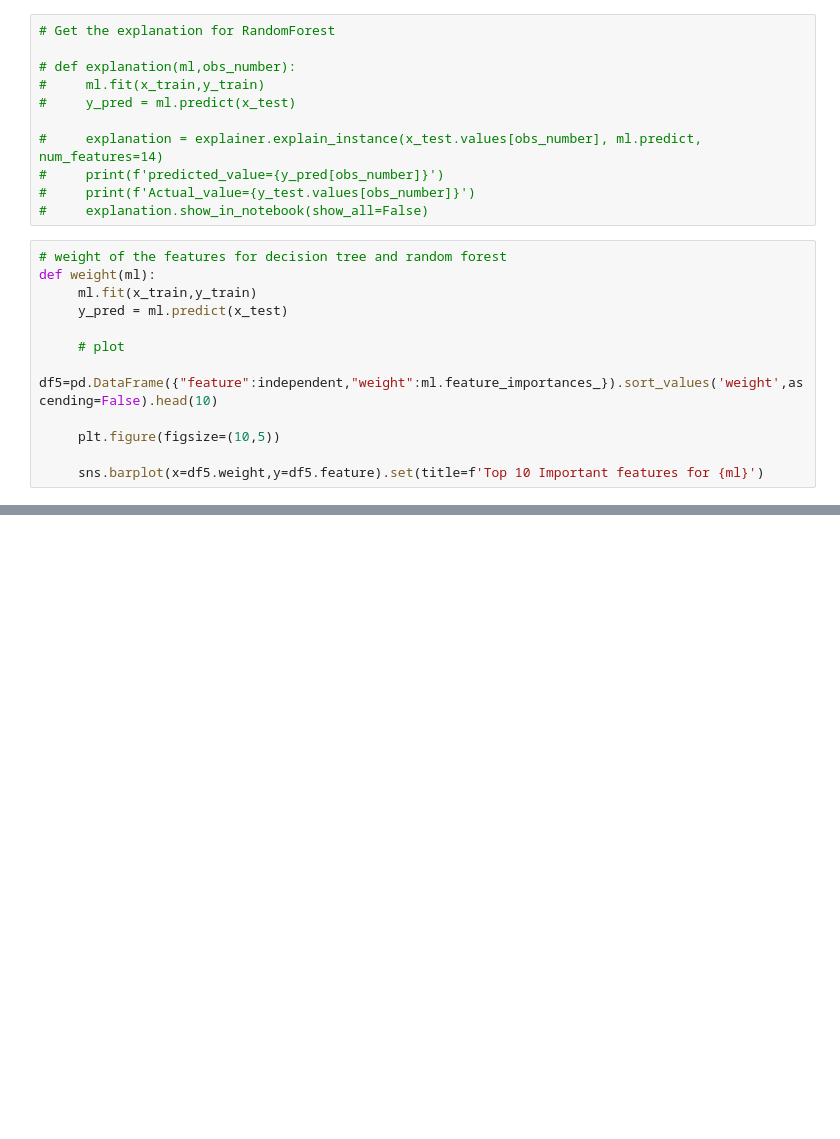
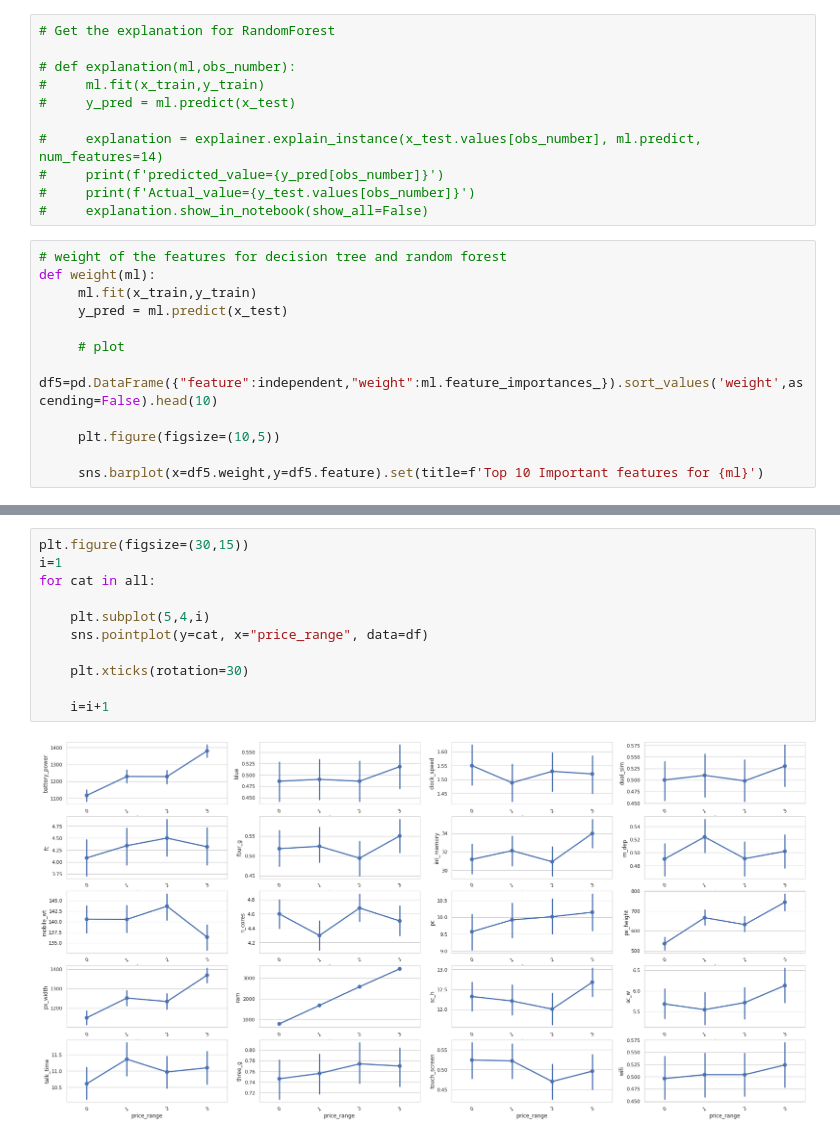
Before and after one commit to amanichivilkar/Mobile-Price-Range-Prediction, a Jupyter notebook: Mobile_Price_Range_Prediction.ipynb, the cells around one changed output, grey strips where cells are left out. Saved outputs shown, nothing was run; the diff lists cells and outputs as text; blank space fills up the shorter version.

```diff
--- a/Mobile_Price_Range_Prediction.ipynb
+++ b/Mobile_Price_Range_Prediction.ipynb
@@ -195,0 +301,13 @@ def weight(ml):
+# %%
+plt.figure(figsize=(30,15))
+i=1
+for cat in all:
+
+    plt.subplot(5,4,i)
+    sns.pointplot(y=cat, x="price_range", data=df)
+
+    plt.xticks(rotation=30)
+
+    i=i+1
+# %% [output]
+[figure, added]
```
Also changed, not shown: parts of 12 cells of this notebook.
